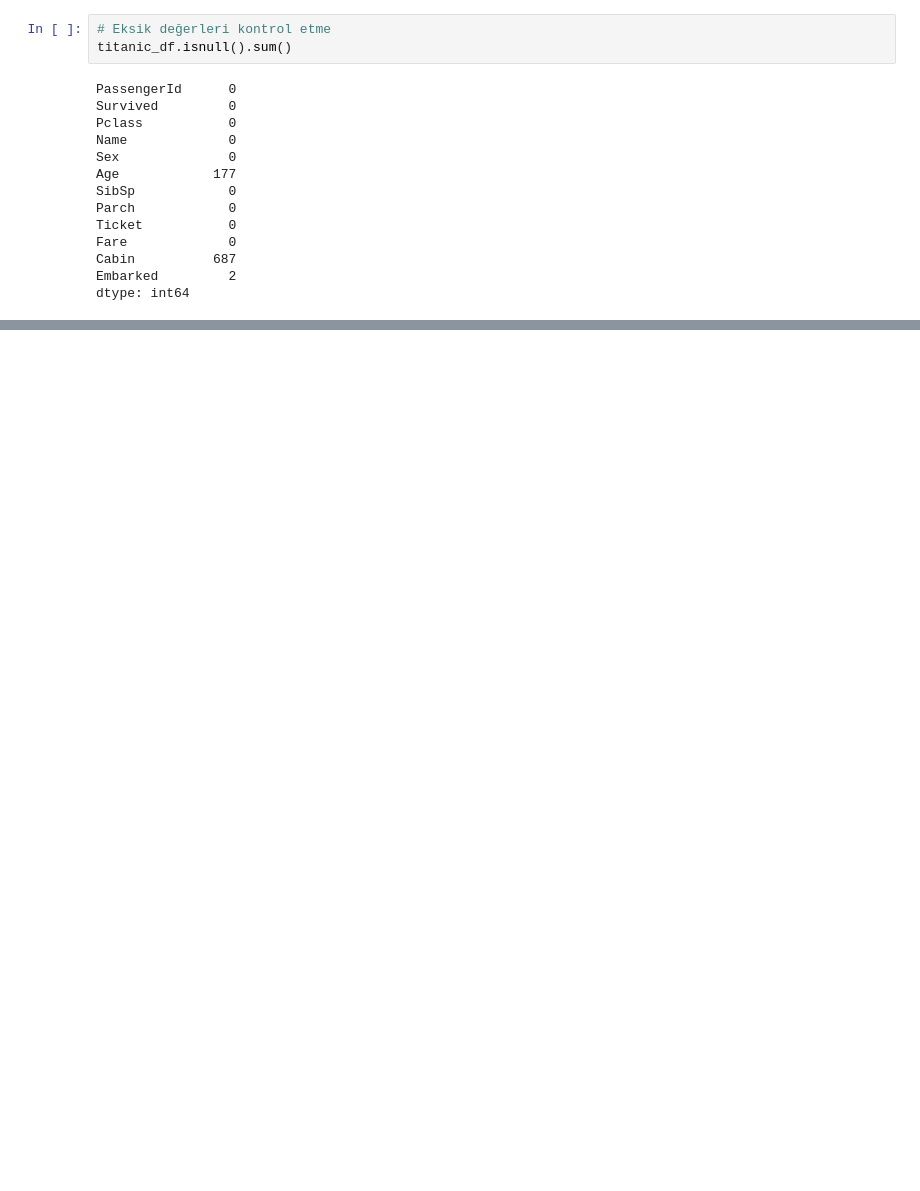
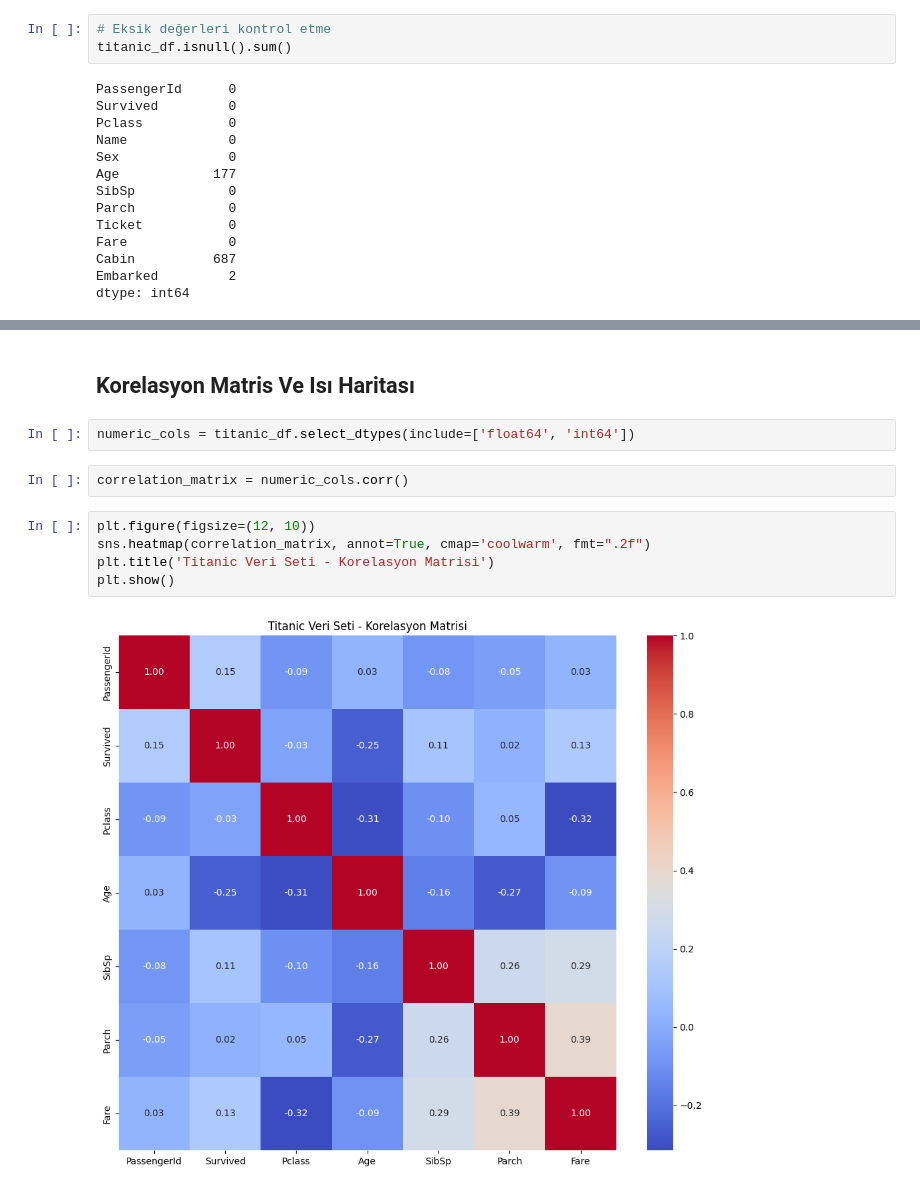
Before and after one commit to Nurbanuak/data.project, a Jupyter notebook: exercises/week-3-exercise.ipynb, the cells around one changed output, grey strips where cells are left out. Saved outputs shown, nothing was run; the diff lists cells and outputs as text; blank space fills up the shorter version.

```diff
--- a/exercises/week-3-exercise.ipynb
+++ b/exercises/week-3-exercise.ipynb
@@ -68,0 +129,13 @@ KeyError: "None of [Index(['age'], dtype='object')] are in the [columns]"
+# %% [markdown]
+## Korelasyon Matris Ve Isı Haritası
+# %%
+numeric_cols = titanic_df.select_dtypes(include=['float64', 'int64'])
+# %%
+correlation_matrix = numeric_cols.corr()
+# %%
+plt.figure(figsize=(12, 10))
+sns.heatmap(correlation_matrix, annot=True, cmap='coolwarm', fmt=".2f")
+plt.title('Titanic Veri Seti - Korelasyon Matrisi')
+plt.show()
+# %% [output]
+[figure, added]
```
Also changed, not shown: parts of 18 cells of this notebook.
